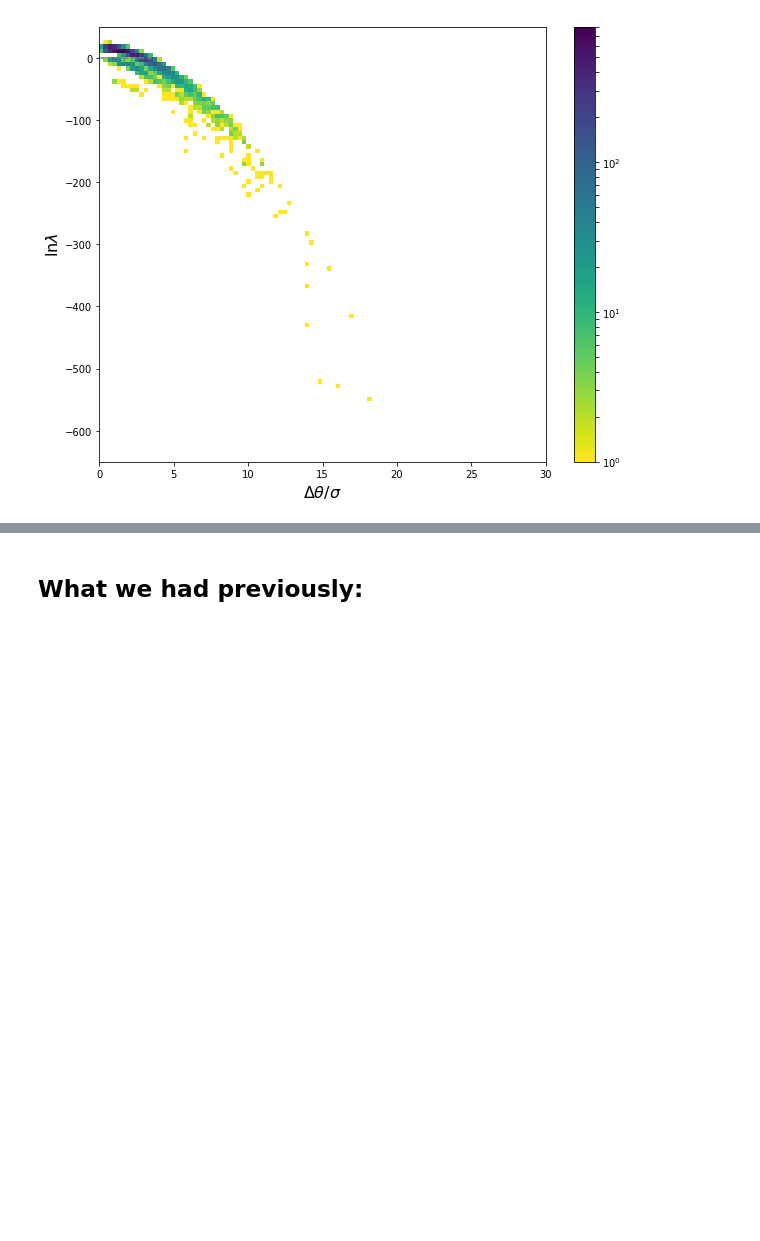
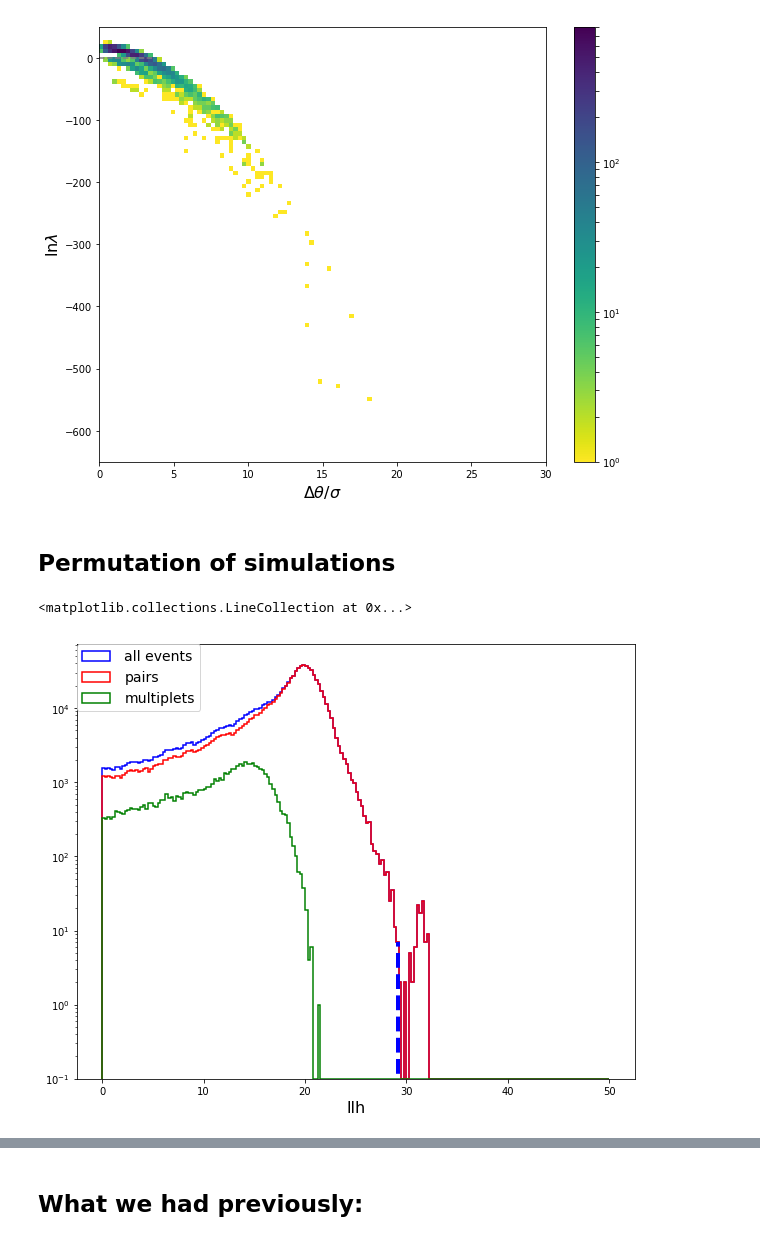
Before and after one commit to hayalaso/Analyses_AMON, a Jupyter notebook: HAWC_IC/multi_correlation_analysis.ipynb, the cells around one changed output, grey strips where cells are left out. Drawn from its saved outputs; the diff is of its cells as text; code cells hidden in the pictures; blank space fills up the shorter version.

Commit message:
add script for more than 1000 simulations combined

```diff
--- a/HAWC_IC/multi_correlation_analysis.ipynb
+++ b/HAWC_IC/multi_correlation_analysis.ipynb
@@ -770,3 +770,5 @@ hlines(0,0,3.5,linestyles='--',colors='gray')
 savefig('llh_multiplets_spc_multiplet.png')
 # %% [output]
 [figure]
+# %% [markdown]
+## Permutation of simulations
@@ -772,0 +849,59 @@ savefig('llh_multiplets_spc_multiplet.png')
+# %%
+#Values to plot
+likelihood = np.asarray([x[3] for x in best_fit_val])
+likelihood_pair = np.asarray([x[3] for x in best_fit_val if len(x[7]) <= 2])
+likelihood_mult = np.asarray([x[3] for x in best_fit_val if len(x[7]) > 2])
+
+avgDist = np.asarray([x[4] for x in best_fit_val])
+avgDist_pair = np.asarray([x[4] for x in best_fit_val if len(x[7]) <= 2])
+avgDist_mult = np.asarray([x[4] for x in best_fit_val if len(x[7]) > 2])
+
+dec_test=np.asarray([x[0] for x in best_fit_val])
+dec_pair=np.asarray([x[0] for x in best_fit_val if len(x[7]) <= 2])
+dec_mult=np.asarray([x[0] for x in best_fit_val if len(x[7]) > 2])
+
+ra_test=np.asarray([x[1] for x in best_fit_val])
+ra_pair=np.asarray([x[1] for x in best_fit_val if len(x[7]) <= 2])
+ra_mult=np.asarray([x[1] for x in best_fit_val if len(x[7]) > 2])
+# %%
+# Plot the histogram of llh values
+alpha = 0.0001
+p=(1-alpha)*100
+perc1 = np.percentile(likelihood,p)
+llh=plt.hist(likelihood,
+         #cumulative=True,normed=1,histtype='step',
+         log=True,
+         color='b',
+         lw=1.5,
+         bins=200,
+         range=[0,50],
+         histtype='step',
+         label=r'all events')
+_=plt.hist(likelihood_pair,
+         #cumulative=True,normed=1,histtype='step',
+         log=True,
+         color='r',
+         lw=1.5,
+         bins=200,
+         range=[0,50],
+         #alpha=0.5,
+         histtype='step',
+         label=r'pairs')
+_=plt.hist(likelihood_mult,
+         #cumulative=True,normed=1,histtype='step',
+         log=True,
+         color='g',
+         lw=1.5,
+         bins=200,
+         range=[0,50],
+         #alpha=0.5,
+         histtype='step',
+         label=r'multiplets')
+l=legend(loc=2,borderaxespad=0,numpoints=1,fancybox=True,
+         handletextpad=1,handlelength=2,prop={'size':14})
+xlabel(r'llh',fontsize=16)
+h=np.searchsorted(llh[1],perc1)-1
+plt.vlines(perc1,0,llh[0][h],color='b',linestyles='--',lw=4)
+# %% [output]
+<matplotlib.collections.LineCollection at 0x...>
+[figure, added]
```
Also changed, not shown: parts of 6 cells of this notebook.
